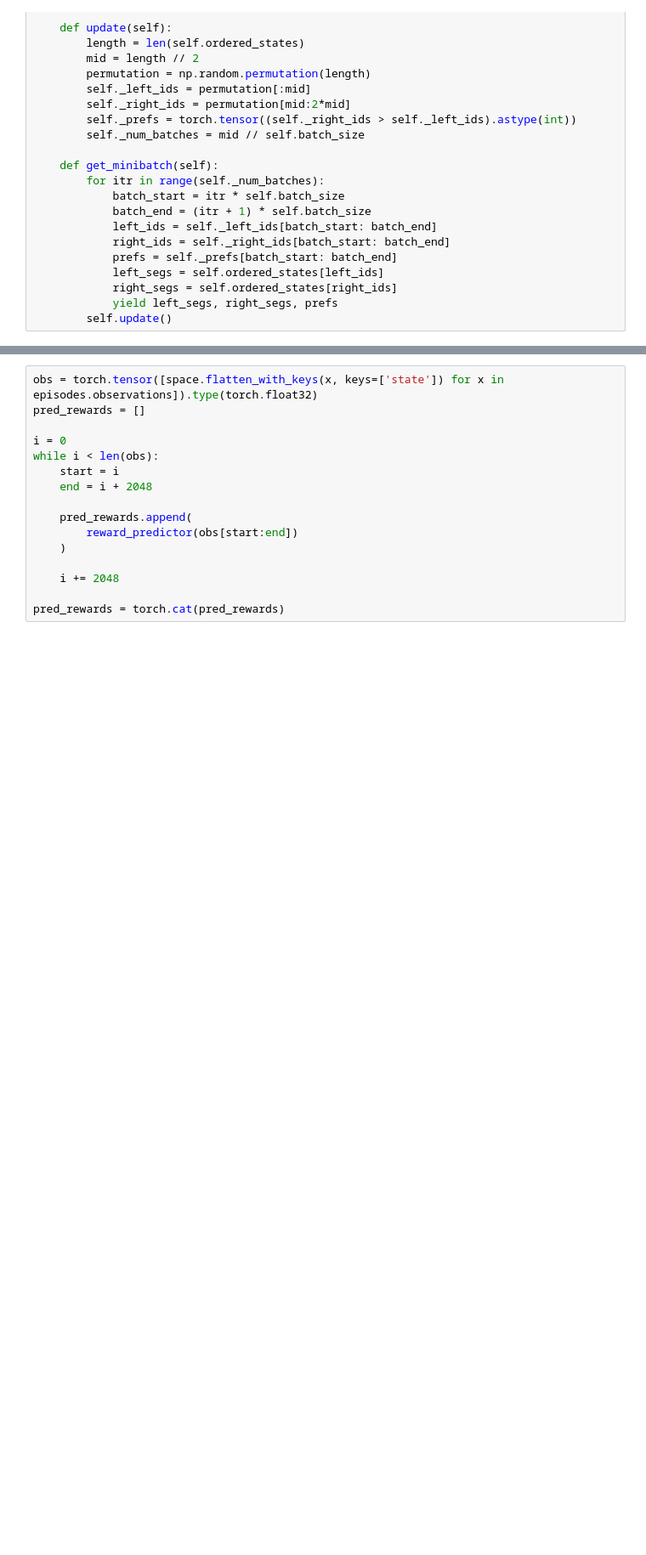
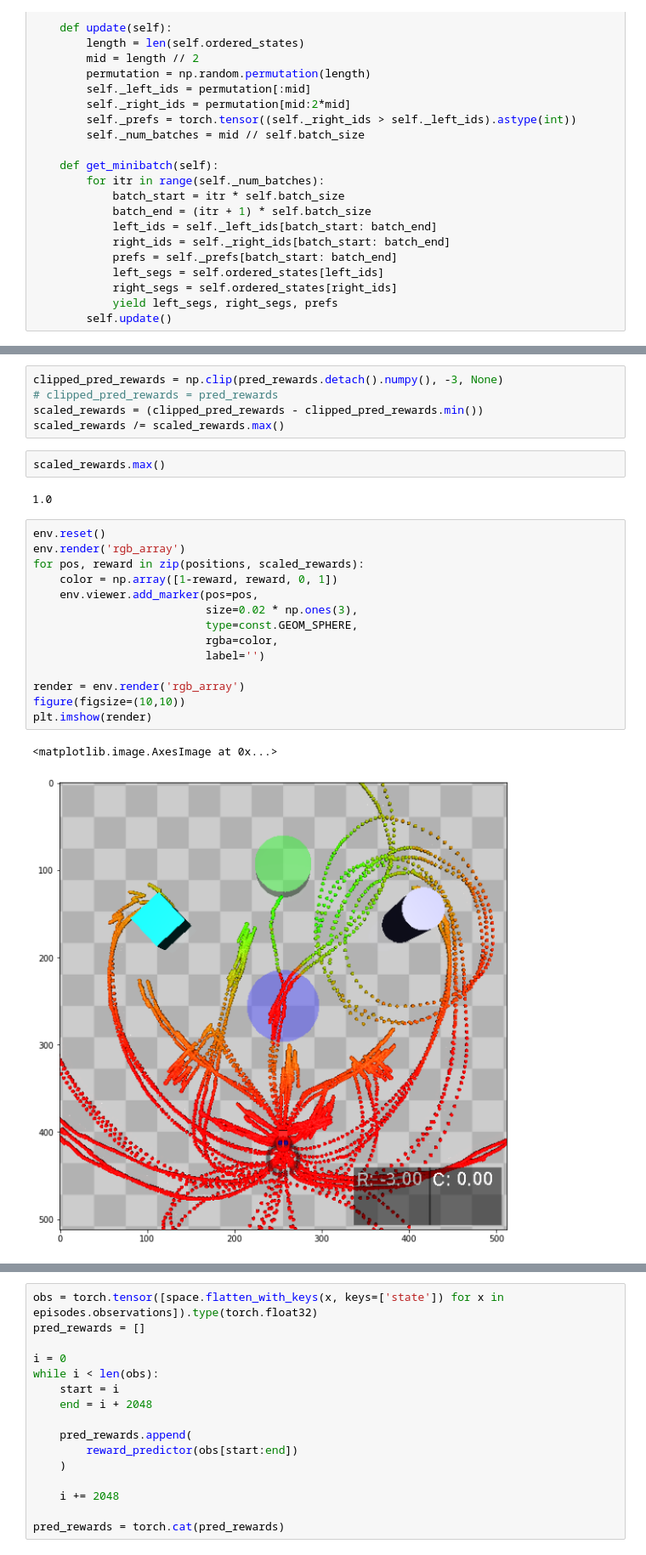
Before and after one commit to jamesborg46/robust_rewards_from_preferences, a Jupyter notebook: notebooks/AnalysingRewardPredictions.ipynb, the cells around one changed output, grey strips where cells are left out. Shown: that part at 85% size. Cells and saved outputs as stored; diff of their text form; blank space fills up the shorter version.

```diff
--- a/notebooks/AnalysingRewardPredictions.ipynb
+++ b/notebooks/AnalysingRewardPredictions.ipynb
@@ -259,0 +288,26 @@ Accuracy: 0.9744318127632141
+# %%
+clipped_pred_rewards = np.clip(pred_rewards.detach().numpy(), -3, None)
+# clipped_pred_rewards = pred_rewards
+scaled_rewards = (clipped_pred_rewards - clipped_pred_rewards.min())
+scaled_rewards /= scaled_rewards.max()
+# %%
+scaled_rewards.max()
+# %% [output]
+1.0
+# %%
+env.reset()
+env.render('rgb_array')
+for pos, reward in zip(positions, scaled_rewards):
+    color = np.array([1-reward, reward, 0, 1])
+    env.viewer.add_marker(pos=pos,
+                          size=0.02 * np.ones(3),
+                          type=const.GEOM_SPHERE,
+                          rgba=color,
+                          label='')
+
+render = env.render('rgb_array')
+figure(figsize=(10,10))
+plt.imshow(render)
+# %% [output]
+<matplotlib.image.AxesImage at 0x...>
+[figure, added]
```
Also changed, not shown: parts of 10 cells of this notebook, 3 other files.
